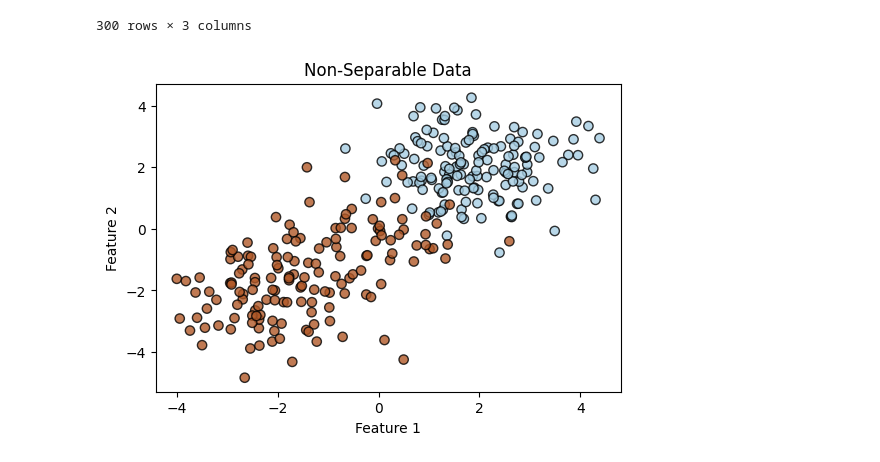
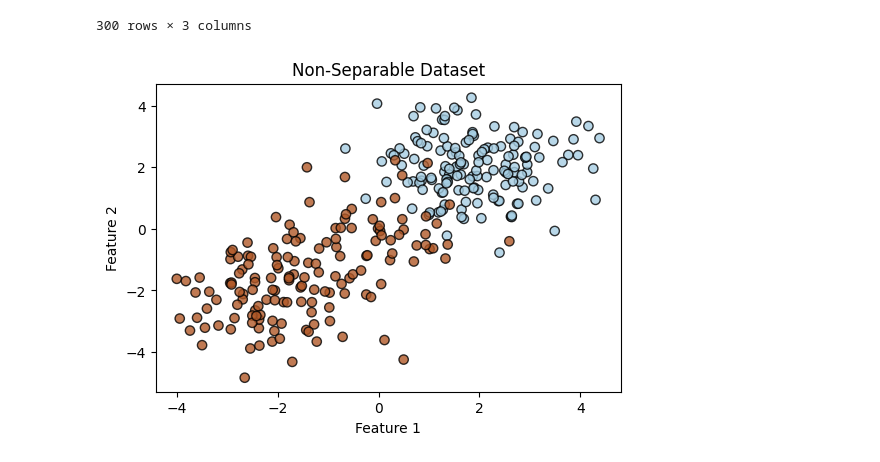
Before and after one commit to didarulilm/ml-notebooks, a Jupyter notebook: src/support_vector_machines.ipynb, the cells around one changed output. Drawn from its saved outputs; the diff is of its cells as text; code cells hidden in the pictures.

```diff
--- a/src/support_vector_machines.ipynb
+++ b/src/support_vector_machines.ipynb
@@ -29,30 +29,30 @@ data
 # %%
 features = data.drop("Label", axis=1).values
 labels = data["Label"].values
 transformed_labels = np.where(labels == 1, 1, -1)
 
 # Plot the dataset
 plt.figure(figsize=(6, 4))
 plt.scatter(
     features[:, 0],
     features[:, 1],
     c=(transformed_labels == 1).astype(int),
     cmap="Paired",
     edgecolors="k",
     s=45,
     alpha=0.8,
 )
-plt.title("Non-Separable Data")
+plt.title("Non-Separable Dataset")
 plt.xlabel("Feature 1")
 plt.ylabel("Feature 2")
 plt.show()
 
 # Split the dataset into training and test set
 features_train, features_test, labels_train, labels_test = train_test_split(
     features, transformed_labels, test_size=0.2, random_state=42
 )
 # %% [output]
-[figure, old version]
+[figure, new version]
 # %% [markdown]
 ### Cost Function, Subgradient, and Inference
 
```
Also changed, not shown: parts of 4 cells of this notebook.
